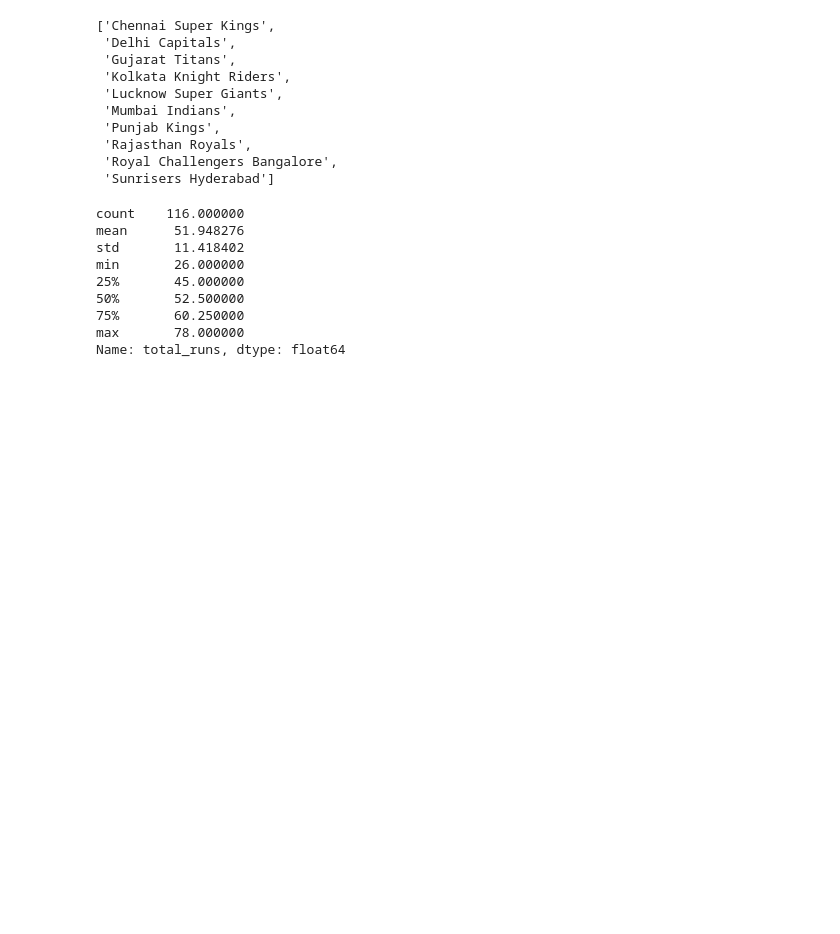
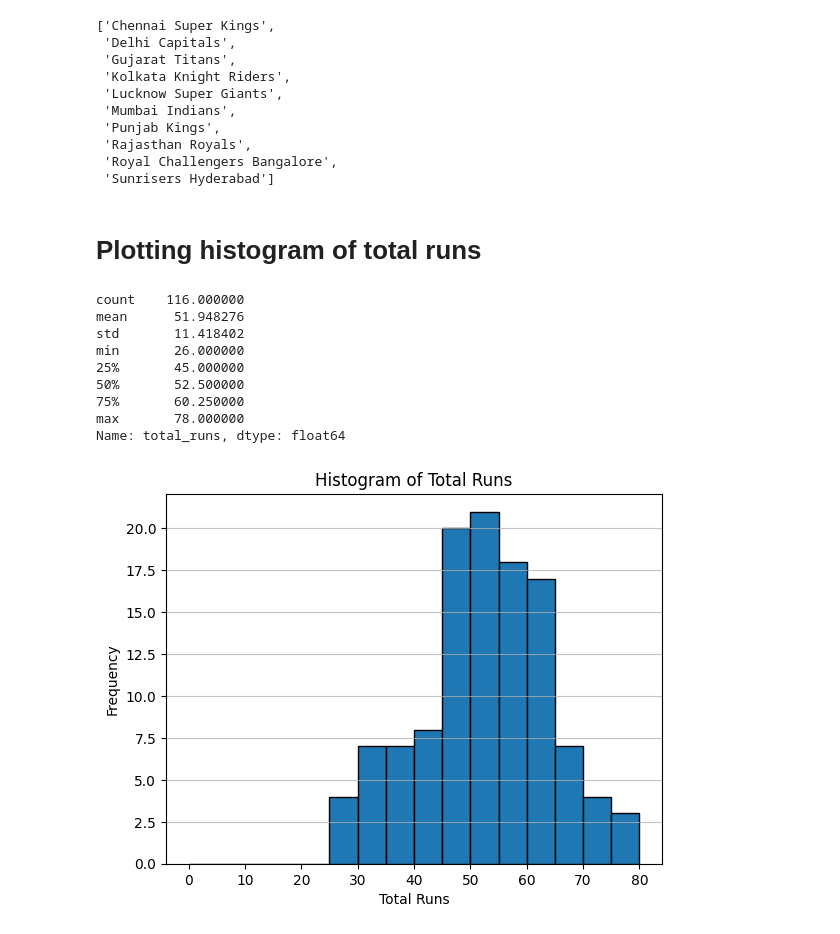
Before and after one commit to k26rahul/IPL2023-Powerplay-Score-Prediction, a Jupyter notebook: Preparing-Test-Data.ipynb, the cells around one changed output. Saved outputs shown, nothing was run; the diff lists cells and outputs as text; code cells hidden in the pictures; blank space fills up the shorter version.

```diff
--- a/Preparing-Test-Data.ipynb
+++ b/Preparing-Test-Data.ipynb
@@ -82,15 +86,35 @@ sorted(combined_df['batting_team'].unique())
  'Rajasthan Royals',
  'Royal Challengers Bangalore',
  'Sunrisers Hyderabad']
+# %%
+import matplotlib.pyplot as plt
+
+
+def plot_total_runs():
+    bin_max = int(max(combined_df['total_runs']) + 6)
+
+    _ = plt.hist(combined_df['total_runs'], bins=range(
+        0, bin_max, 5), edgecolor='black')
+
+    _ = plt.title('Histogram of Total Runs')
+    _ = plt.xlabel('Total Runs')
+    _ = plt.ylabel('Frequency')
+    _ = plt.grid(axis='y', alpha=0.75)
+
+    _ = plt.show()
+# %% [markdown]
+# Plotting histogram of total runs
 # %%
 combined_df['total_runs'].describe()
+plot_total_runs()
 # %% [output]
 count    116.000000
 mean      51.948276
 std       11.418402
 min       26.000000
 25%       45.000000
 50%       52.500000
 75%       60.250000
 max       78.000000
 Name: total_runs, dtype: float64
+[figure, added]
```
Also changed, not shown: parts of 2 cells of this notebook.
